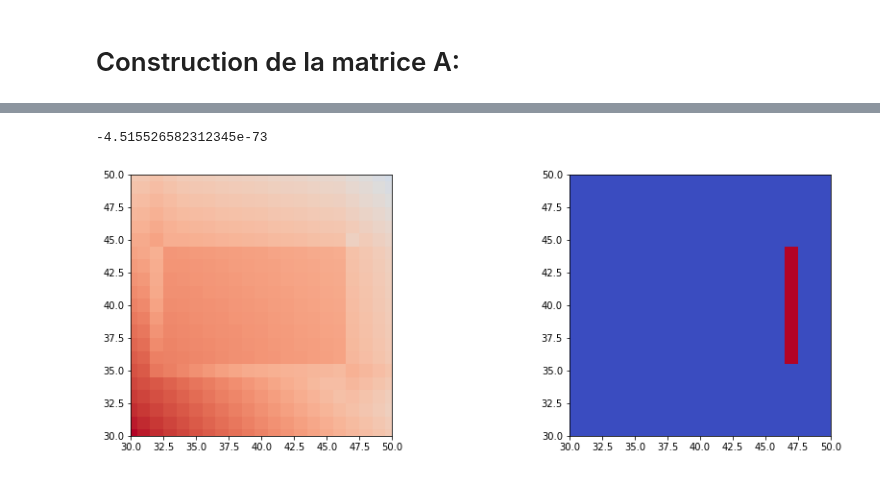
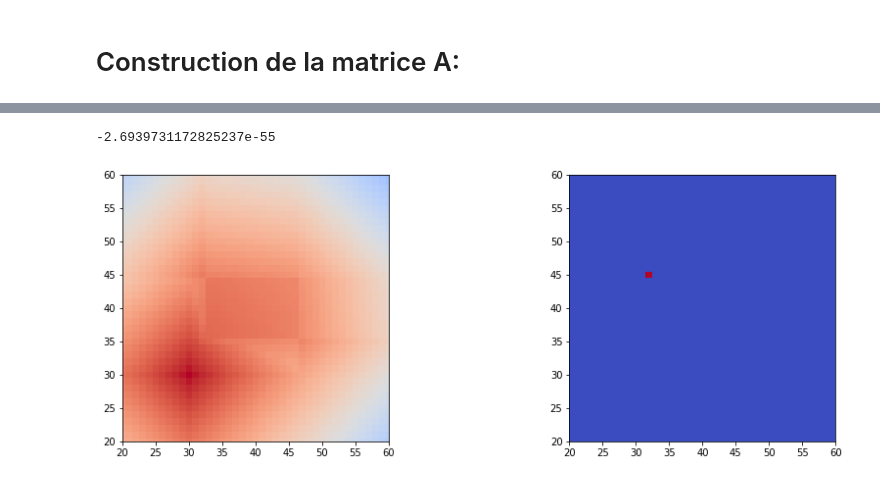
Before and after one commit to pierreluc-plt/ProjetSimulation, a Jupyter notebook: ConstructionMaillage.ipynb, the cells around one changed output, grey strips where cells are left out. Drawn from its saved outputs; the diff is of its cells as text; code cells hidden in the pictures.

```diff
--- a/ConstructionMaillage.ipynb
+++ b/ConstructionMaillage.ipynb
@@ -241,7 +241,7 @@ import time
 ### Paramètres de la simulation
 # %%
 # Nombre de points en x
-Nx=60
+Nx=100
 #Longueur en x (m)
 Lx=20
 #Espace entre chaque noeud
@@ -403,8 +403,9 @@ Coeff2= [0,1,0,1,-(4-k2_bois*h**2),1,0,1,0]
 gamma_eau=rho_eau*(alpha_eau*B_eau+1j*omega)
 gamma_bois=rho_bois*(alpha_bois*B_bois+1j*omega)
 def Coeff_Frontiere(gamma1, gamma2,nx,ny):
-    return [nx/gamma1,-2*nx/gamma1,ny/gamma1,-2*ny/gamma1,\
-            (nx+ny)*gamma1*gamma2/(gamma1-gamma2),2*nx/gamma2,-nx/gamma2,2*ny/gamma2,-2*ny/gamma2]
+    return [nx/gamma1,-4*nx/gamma1,ny/gamma1,-4*ny/gamma1,(nx+ny)*(gamma1+gamma2)/(gamma1+gamma2) \
+            ,-4*nx/gamma2,nx/gamma2,-4*ny/gamma2,ny/gamma2] # Version avec gradient
+#[nx/gamma1,-2*nx/gamma1,ny/gamma1,-2*ny/gamma1,(nx+ny)*gamma1*gamma2/(gamma1-gamma2),2*nx/gamma2,-nx/gamma2,2*ny/gamma2,-2*ny/gamma2]
 
 Coeff3= Coeff_Frontiere(gamma_eau, gamma_bois,-1/np.sqrt(2),-1/np.sqrt(2))
 Coeff4= Coeff_Frontiere(gamma_eau, gamma_bois,0,-1)
@@ -460,7 +461,7 @@ def Coeff_PML(Type, i,j,h,Nx, Ny,k2_eau):
         Beta_y=1j/((y-y0)*(k*abs(y-y0)+1j))
         Gamma_x=1+1j/k/(abs(x0-x))
         Gamma_y=1+1j/k/(abs(y0-y))
-        Coeff=[1/Gamma_x**2,-(h*Beta_x+2)/Gamma_x**2,0,0,\
+        Coeff=[-1/Gamma_x**2,-(h*Beta_x+2)/Gamma_x**2,0,0,\
                k**2*h**2+((1-h*Beta_y)/Gamma_y**2)+((1+h*Beta_x)/Gamma_x**2),0,0,(h*Beta_y-2)/Gamma_y**2,1/Gamma_y**2]
     if Type==16:
         y0=0
@@ -567,14 +568,14 @@ Text(0.5, 1.0, 'Distribution de la pression sans bois')
 # %%
 fig,ax=plt.subplots(1,2,figsize=(15,5))
 ax[0].imshow(np.log(abs(MapSol)+1e-300),cmap="coolwarm",alpha=1,interpolation="none")
-ax[0].set_xlim(30,50)
-ax[0].set_ylim(30,50)
+ax[0].set_xlim(20,60)
+ax[0].set_ylim(20,60)
 
-ax[1].imshow(abs(Map)==8,cmap="coolwarm",alpha=1)
-ax[1].set_xlim(30,50)
-ax[1].set_ylim(30,50)
+ax[1].imshow(abs(Map)==5,cmap="coolwarm",alpha=1)
+ax[1].set_xlim(20,60)
+ax[1].set_ylim(20,60)
 
-abs(MapSol[43,37])-abs(MapSol[42,38])
+abs(MapSol[45,37])-abs(MapSol[42,38])
 # %% [output]
--4.515526582312345e-73
+-2.6939731172825237e-55
-[figure, old version]
+[figure, new version]
```
Also changed, not shown: parts of 6 cells of this notebook.
